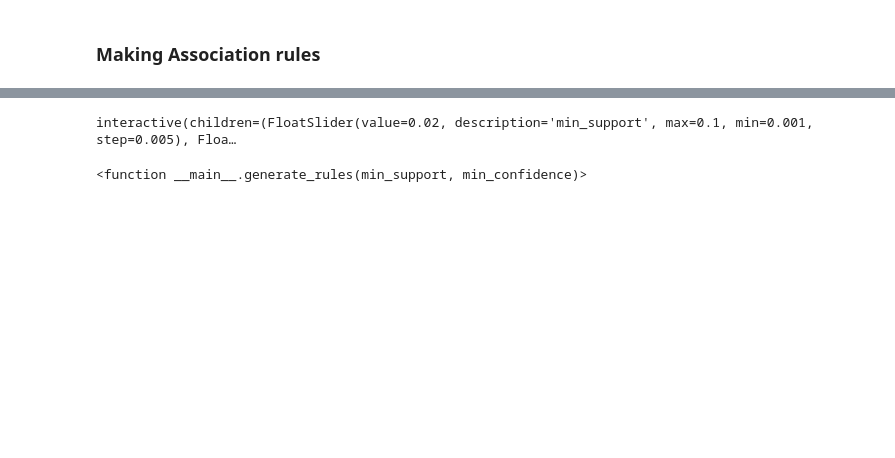
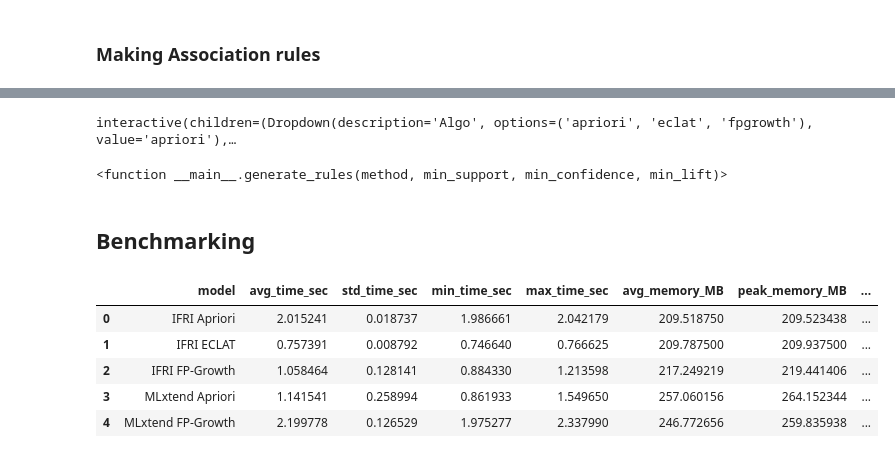
Before and after one commit to IFRI-AI-Classes/ifri_mini_ml_lib, a Jupyter notebook: notebooks/association_rules/Association_rules.ipynb, the cells around one changed output, grey strips where cells are left out. Saved outputs shown, nothing was run; the diff lists cells and outputs as text; code cells hidden in the pictures; blank space fills up the shorter version.

```diff
--- a/notebooks/association_rules/Association_rules.ipynb
+++ b/notebooks/association_rules/Association_rules.ipynb
@@ -576,9 +496,38 @@ def generate_rules(min_support, min_confidence):
 # %%
 widgets.interact(
     generate_rules,
+    method=widgets.Dropdown(
+        options=["apriori", "eclat", "fpgrowth"],
+        value="apriori",
+        description="Algo"
+    ),
     min_support=widgets.FloatSlider(value=0.02, min=0.001, max=0.1, step=0.005),
-    min_confidence=widgets.FloatSlider(value=0.5, min=0.1, max=1.0, step=0.05)
+    min_confidence=widgets.FloatSlider(value=0.5, min=0.1, max=1.0, step=0.05),
+    min_lift=widgets.FloatSlider(value=1.2, min=0.5, max=3.0, step=0.1)
 )
 # %% [output]
-interactive(children=(FloatSlider(value=0.02, description='min_support', max=0.1, min=0.001, step=0.005), Floa…
+interactive(children=(Dropdown(description='Algo', options=('apriori', 'eclat', 'fpgrowth'), value='apriori'),…
-<function __main__.generate_rules(min_support, min_confidence)>
+<function __main__.generate_rules(method, min_support, min_confidence, min_lift)>
+# %% [markdown]
+## Benchmarking
+# %%
+from utils import benchmark_all, plot_results
+
+# Run benchmark
+results_df = benchmark_all(
+    transactions,
+    min_support=0.02,
+    min_conf=0.5,
+    min_lift=1.0,
+    n_runs=5
+)
+
+# Print results
+results_df
+# %% [output]
+|  | model | avg_time_sec | std_time_sec | min_time_sec | max_time_sec | avg_memory_MB | peak_memory_MB | ... |
+| 0 | IFRI Apriori | 2.015241 | 0.018737 | 1.986661 | 2.042179 | 209.518750 | 209.523438 | ... |
+| 1 | IFRI ECLAT | 0.757391 | 0.008792 | 0.746640 | 0.766625 | 209.787500 | 209.937500 | ... |
+| 2 | IFRI FP-Growth | 1.058464 | 0.128141 | 0.884330 | 1.213598 | 217.249219 | 219.441406 | ... |
+| 3 | MLxtend Apriori | 1.141541 | 0.258994 | 0.861933 | 1.549650 | 257.060156 | 264.152344 | ... |
+| 4 | MLxtend FP-Growth | 2.199778 | 0.126529 | 1.975277 | 2.337990 | 246.772656 | 259.835938 | ... |
```
Also changed, not shown: parts of 14 cells of this notebook, 3 other files.
